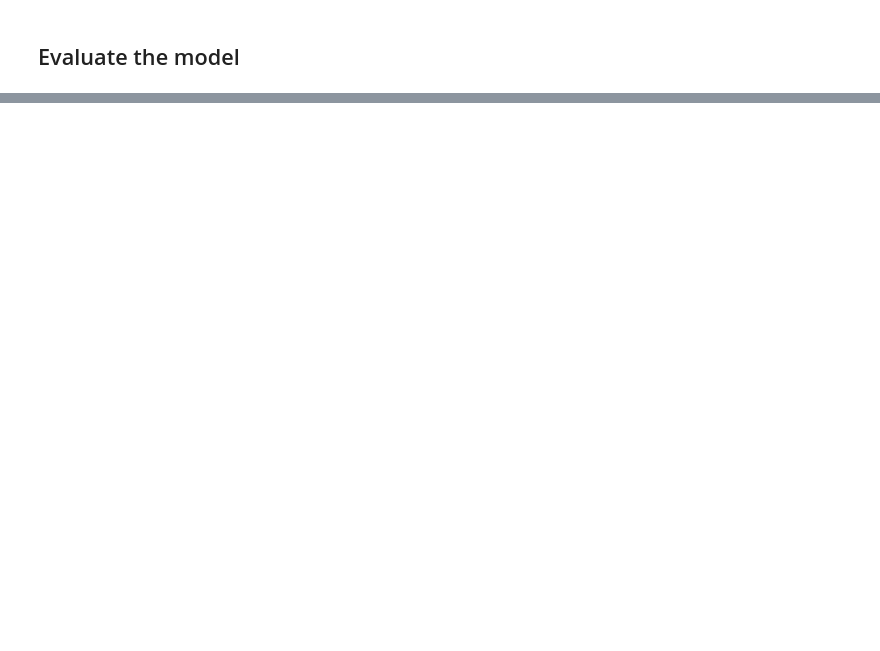
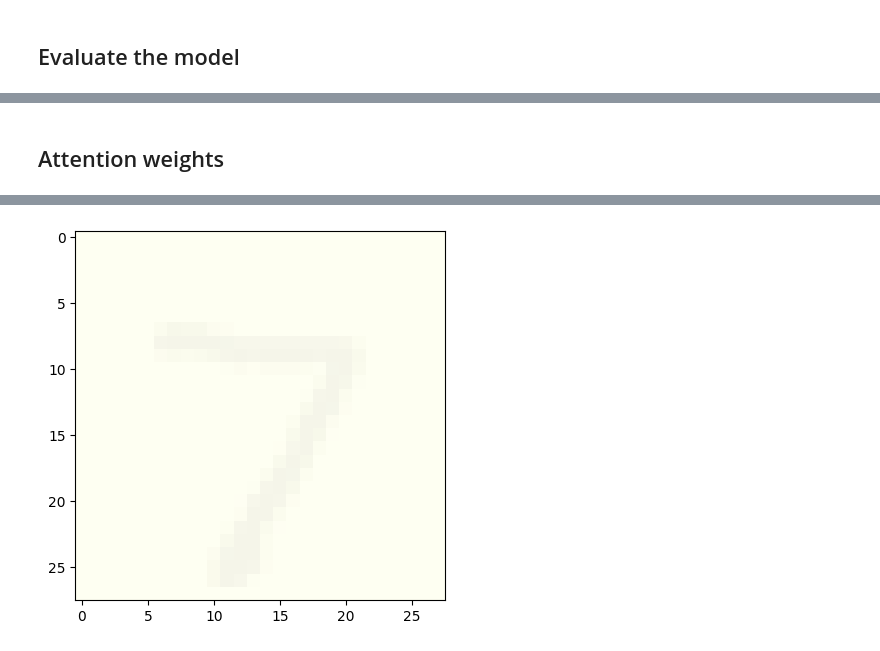
Before and after one commit to juancolonna/SelfAttention_Conv2D, a Jupyter notebook: SelfAttention_1x1_Conv2D.ipynb, the cells around one changed output, grey strips where cells are left out. Cells and saved outputs as stored; diff of their text form; code cells hidden in the pictures; blank space fills up the shorter version.

```diff
--- a/SelfAttention_1x1_Conv2D.ipynb
+++ b/SelfAttention_1x1_Conv2D.ipynb
@@ -109,0 +115,10 @@ print("test loss, test acc:", results)
+# %% [markdown]
+## Attention weights
+# %%
+weights = attention_model.predict(x_test[0:1])
+weights[0] = (weights[0] - np.min(weights[0]))/(np.max(weights[0])-np.min(weights[0]))
+
+plt.figure()
+plt.imshow(weights[0])
+plt.show()
+# %% [output]
@@ -110 +126,2 @@ print("test loss, test acc:", results)
+[figure, added]
 # %%
```
Also changed, not shown: parts of 7 cells of this notebook.
